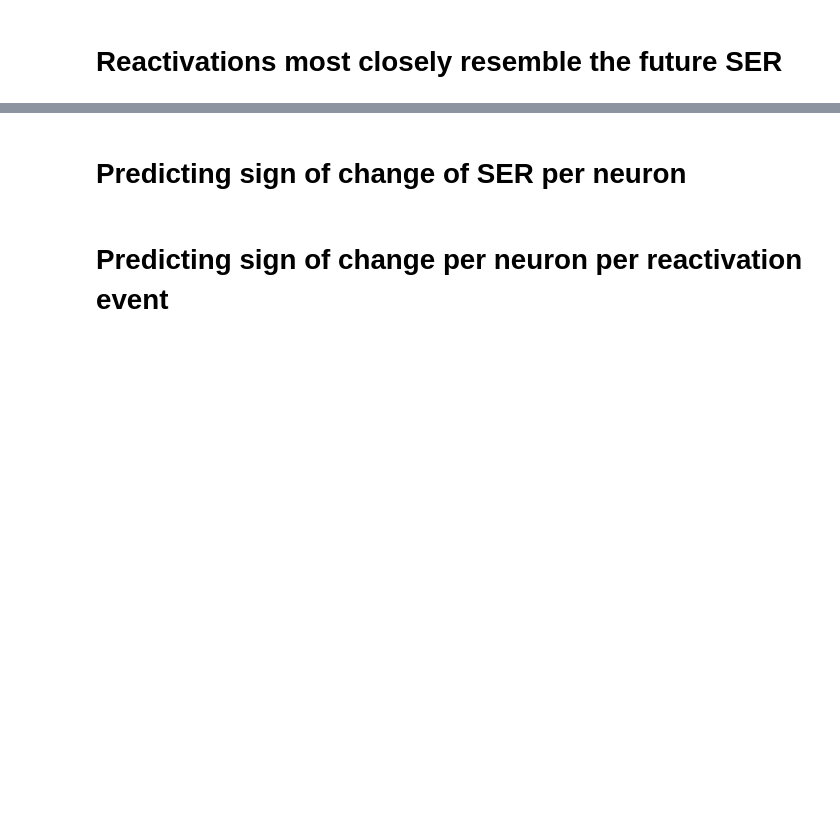
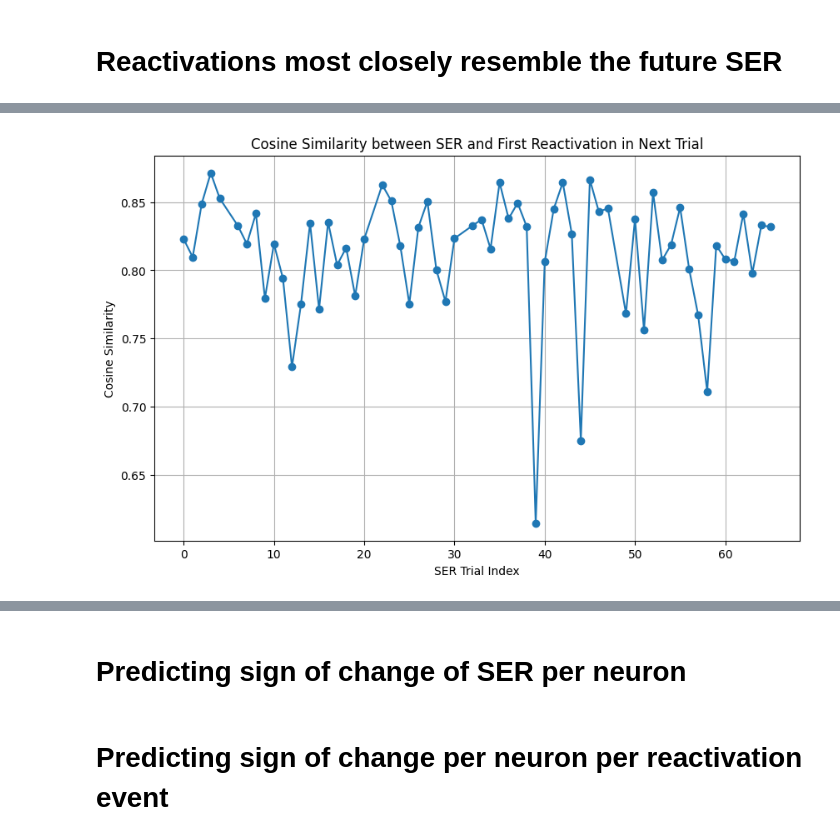
Before and after one commit to LheaLhea/representation_drift, a Jupyter notebook: Reactivation_analysis_full.ipynb, the cells around one changed output, grey strips where cells are left out. Cells and saved outputs as stored; diff of their text form; code cells hidden in the pictures; blank space fills up the shorter version.

```diff
--- a/Reactivation_analysis_full.ipynb
+++ b/Reactivation_analysis_full.ipynb
@@ -590,0 +798,82 @@ plot_reactivation_similarities(mean_activity_r_2, trial_r_2, mean_activity_cs_2,
+# %%
+import numpy as np
+import pandas as pd
+import matplotlib.pyplot as plt
+from sklearn.metrics.pairwise import cosine_similarity
+
+def plot_SER_to_next_reactivation_similarity(
+    mean_activity_cs,  # SERs: shape (num_trials, num_neurons)
+    mean_activity_r,   # Reactivations: shape (num_reactivations, num_neurons)
+    trial_r            # Array mapping each reactivation to its trial index
+):
+    """
+    For each trial (SER) in mean_activity_cs (except the last one), compute the cosine
+    similarity between the SER (from trial t) and the first reactivation event from trial t+1.
+
+    Parameters
+    ----------
+    mean_activity_cs : np.ndarray
+        Array of SER vectors with shape (num_trials, num_neurons).
+    mean_activity_r : np.ndarray
+        Array of reactivation vectors with shape (num_reactivations, num_neurons).
+    trial_r : array-like of int
+        Array mapping each reactivation to a trial index.
+
+    Returns
+    -------
+    df : pd.DataFrame
+        A DataFrame containing:
+          - 'SER Trial': The trial index from which the SER was taken.
+          - 'Next Trial': The subsequent trial (t+1).
+          - 'Cosine Similarity': The computed similarity between the SER and the first reactivation in trial t+1.
+          - 'First Reactivation Index': The index of the first reactivation in trial t+1 (or NaN if none exists).
+    """
+
+    # Ensure trial_r is a numpy array
+    trial_r = np.array(trial_r)
+    results = []
+    num_trials = mean_activity_cs.shape[0]
+
+    # Loop over each trial except the last (since we need a next trial)
+    for t in range(num_trials - 1):
+        ser_vector = mean_activity_cs[t]
+        # Find indices of reactivations belonging to the next trial (t+1)
+        next_trial_indices = np.where(trial_r == t + 1)[0]
+
+        if len(next_trial_indices) > 0:
+            # Use the first reactivation in trial t+1
+            first_reactivation_index = next_trial_indices[0]
+            reactivation_vector = mean_activity_r[first_reactivation_index]
+            sim = cosine_similarity(ser_vector.reshape(1, -1), reactivation_vector.reshape(1, -1))[0, 0]
+        else:
+            sim = np.nan
+            first_reactivation_index = np.nan
+
+        results.append({
+            "SER Trial": t,
+            "Next Trial": t + 1,
+            "Cosine Similarity": sim,
+            "First Reactivation Index": first_reactivation_index
+        })
+
+    # Create a DataFrame from the results and print it for debugging
+    df = pd.DataFrame(results)
+    print("Final computed similarities:\n", df)
+
+    # Plotting the cosine similarities across SER trials
+    plt.figure(figsize=(10, 6))
+    # Only plot points that are not NaN
+    valid_df = df.dropna(subset=["Cosine Similarity"])
+    plt.plot(valid_df["SER Trial"], valid_df["Cosine Similarity"], marker="o", linestyle="-")
+    plt.xlabel("SER Trial Index")
+    plt.ylabel("Cosine Similarity")
+    plt.title("Cosine Similarity between SER and First Reactivation in Next Trial")
+    plt.grid(True)
+    plt.show()
+
+    return df
+
+# Example usage:
+df_similarity1 = plot_SER_to_next_reactivation_similarity(mean_activity_cs_1, mean_activity_r_1, trial_r_1)
+df_similarity2 = plot_SER_to_next_reactivation_similarity(mean_activity_cs_2, mean_activity_r_2, trial_r_2)
+# %% [output]
@@ -590,0 +895 @@ plot_reactivation_similarities(mean_activity_r_2, trial_r_2, mean_activity_cs_2,
+[figure, added]
```
Also changed, not shown: parts of 23 cells of this notebook.
